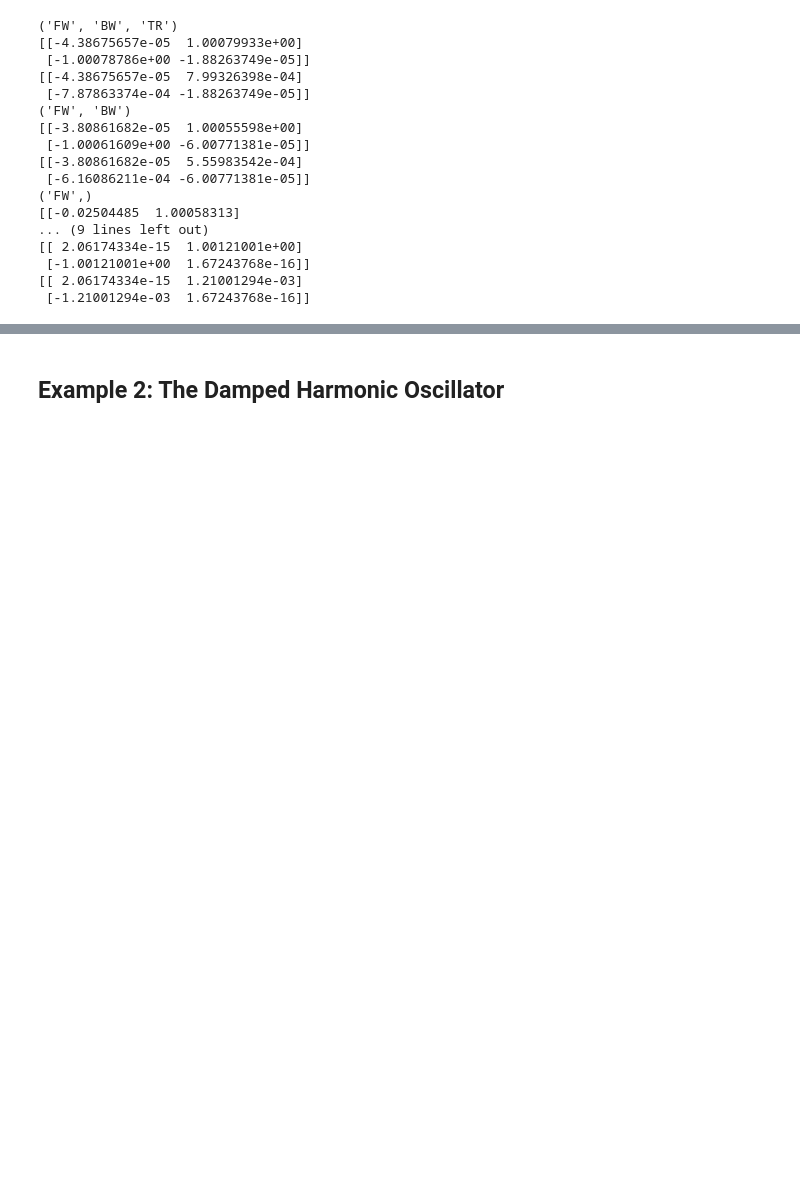
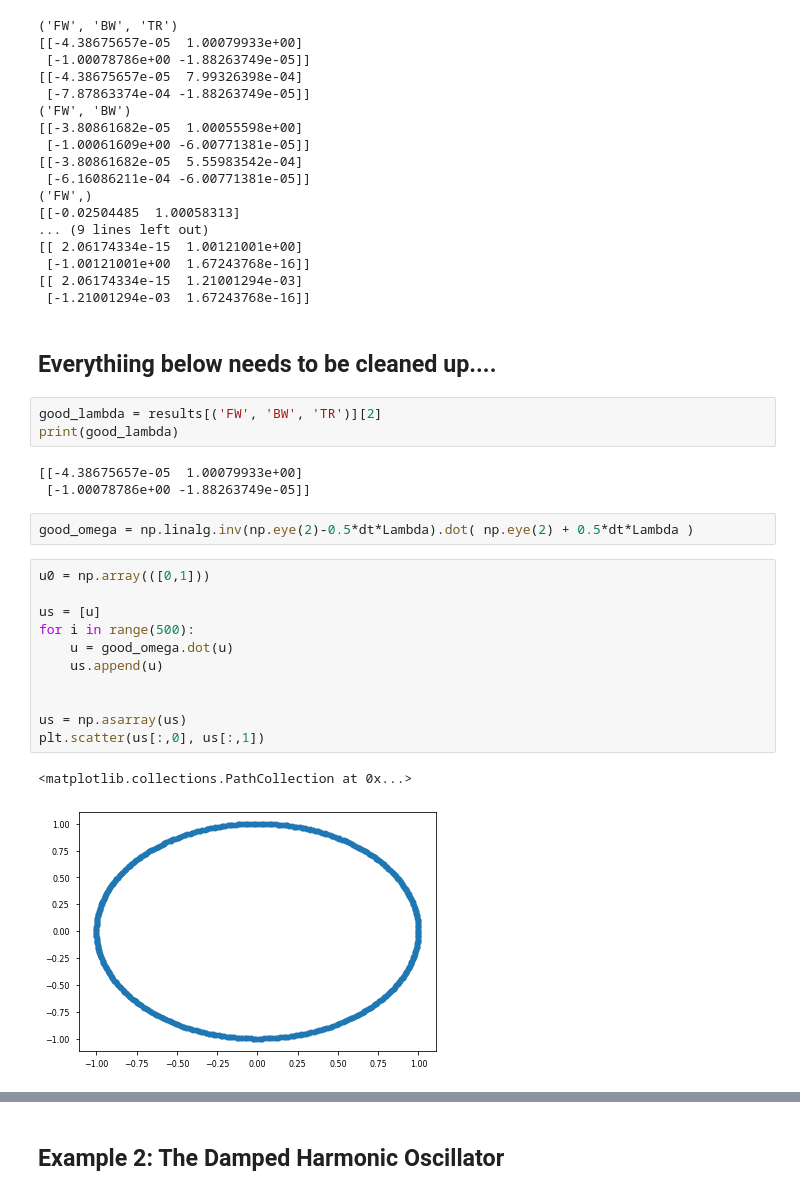
Before and after one commit to afqueiruga/on_learned_dynamics, a Jupyter notebook: experiments.ipynb, the cells around one changed output, grey strips where cells are left out. Drawn from its saved outputs; the diff is of its cells as text; blank space fills up the shorter version.

```diff
--- a/experiments.ipynb
+++ b/experiments.ipynb
@@ -273,3 +273,27 @@ for  k,(model,loss,mat,tr,fw,bw) in results.items():
  [-1.00121001e+00  1.67243768e-16]]
 [[ 2.06174334e-15  1.21001294e-03]
  [-1.21001294e-03  1.67243768e-16]]
+# %% [markdown]
+## Everythiing below needs to be cleaned up....
+# %%
+good_lambda = results[('FW', 'BW', 'TR')][2]
+print(good_lambda)
+# %% [output]
+[[-4.38675657e-05  1.00079933e+00]
+ [-1.00078786e+00 -1.88263749e-05]]
+# %%
+good_omega = np.linalg.inv(np.eye(2)-0.5*dt*Lambda).dot( np.eye(2) + 0.5*dt*Lambda )
+# %%
+u0 = np.array(([0,1]))
+
+us = [u]
+for i in range(500):
+    u = good_omega.dot(u)
+    us.append(u)
+
+
+us = np.asarray(us)
+plt.scatter(us[:,0], us[:,1])
+# %% [output]
+<matplotlib.collections.PathCollection at 0x...>
+[figure, added]
```
Also changed, not shown: parts of 2 cells of this notebook.
